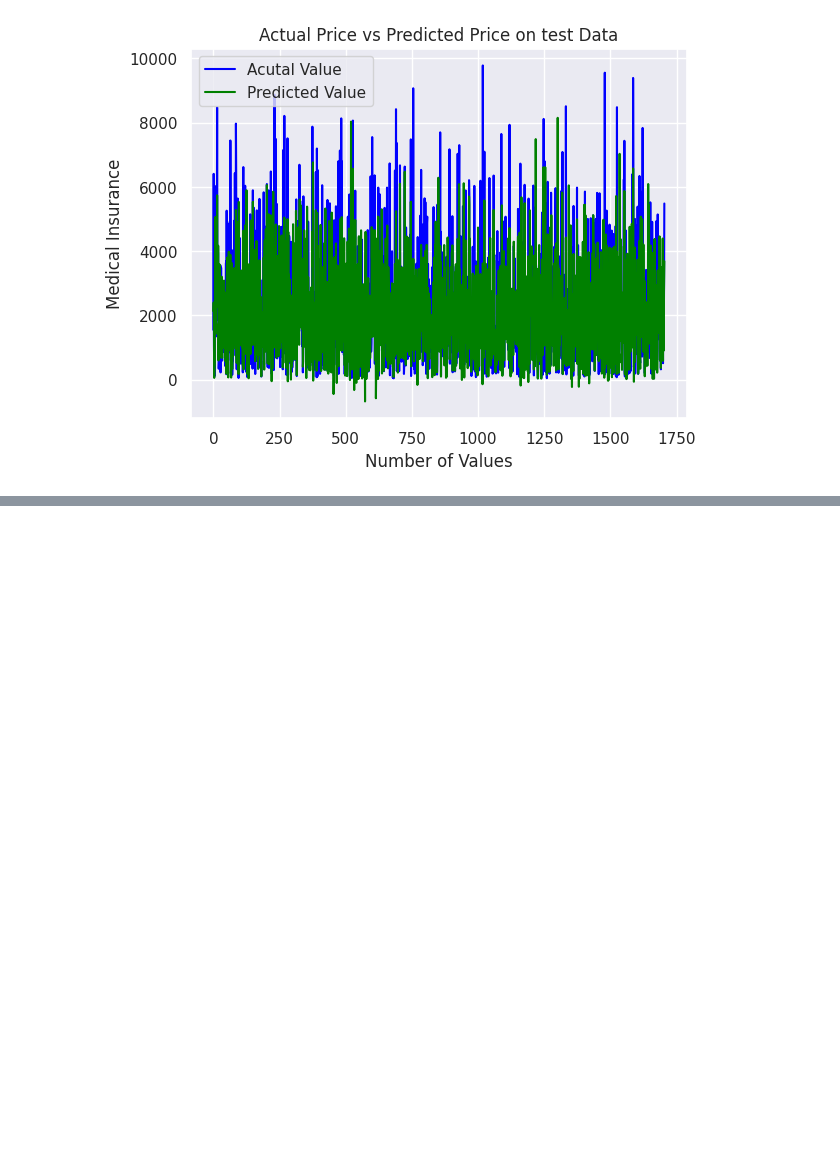
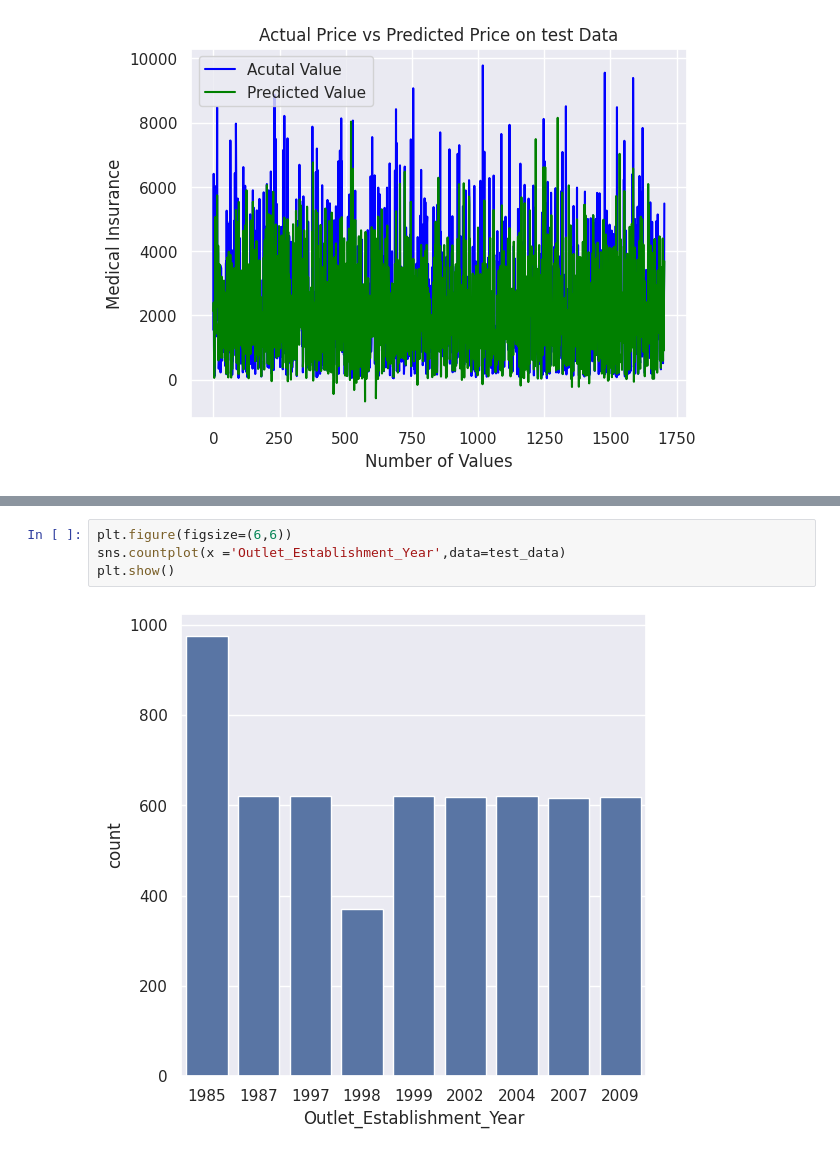
Before and after one commit to hkumi/Be12pp-simulation, a Jupyter notebook: Project_12__Big_Mart_Sales.ipynb, the cells around one changed output, grey strips where cells are left out. Saved outputs shown, nothing was run; the diff lists cells and outputs as text; blank space fills up the shorter version.

```diff
--- a/Project_12__Big_Mart_Sales.ipynb
+++ b/Project_12__Big_Mart_Sales.ipynb
@@ -433,0 +600,6 @@ plt.show()
+# %%
+plt.figure(figsize=(6,6))
+sns.countplot(x ='Outlet_Establishment_Year',data=test_data)
+plt.show()
+# %% [output]
+[figure, added]
```
Also changed, not shown: parts of 25 cells of this notebook.
